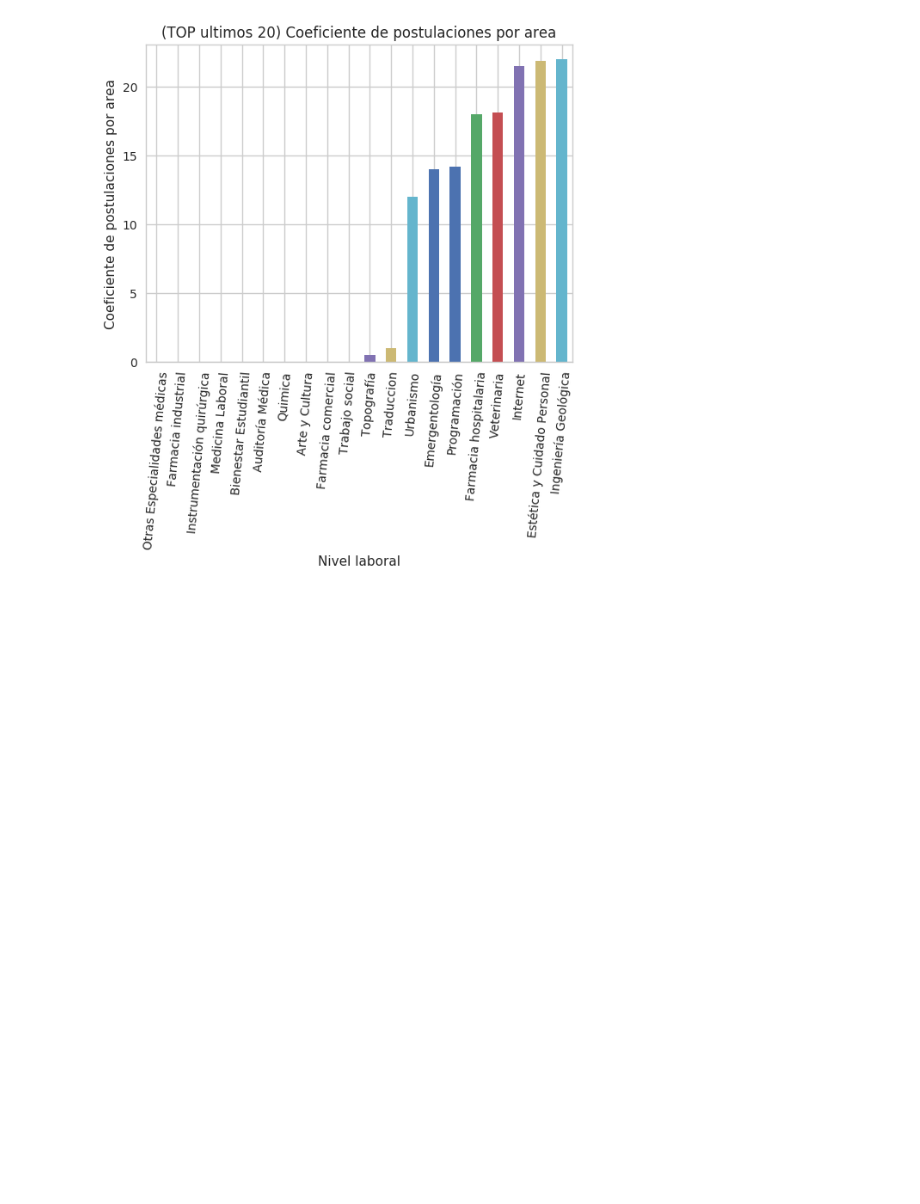
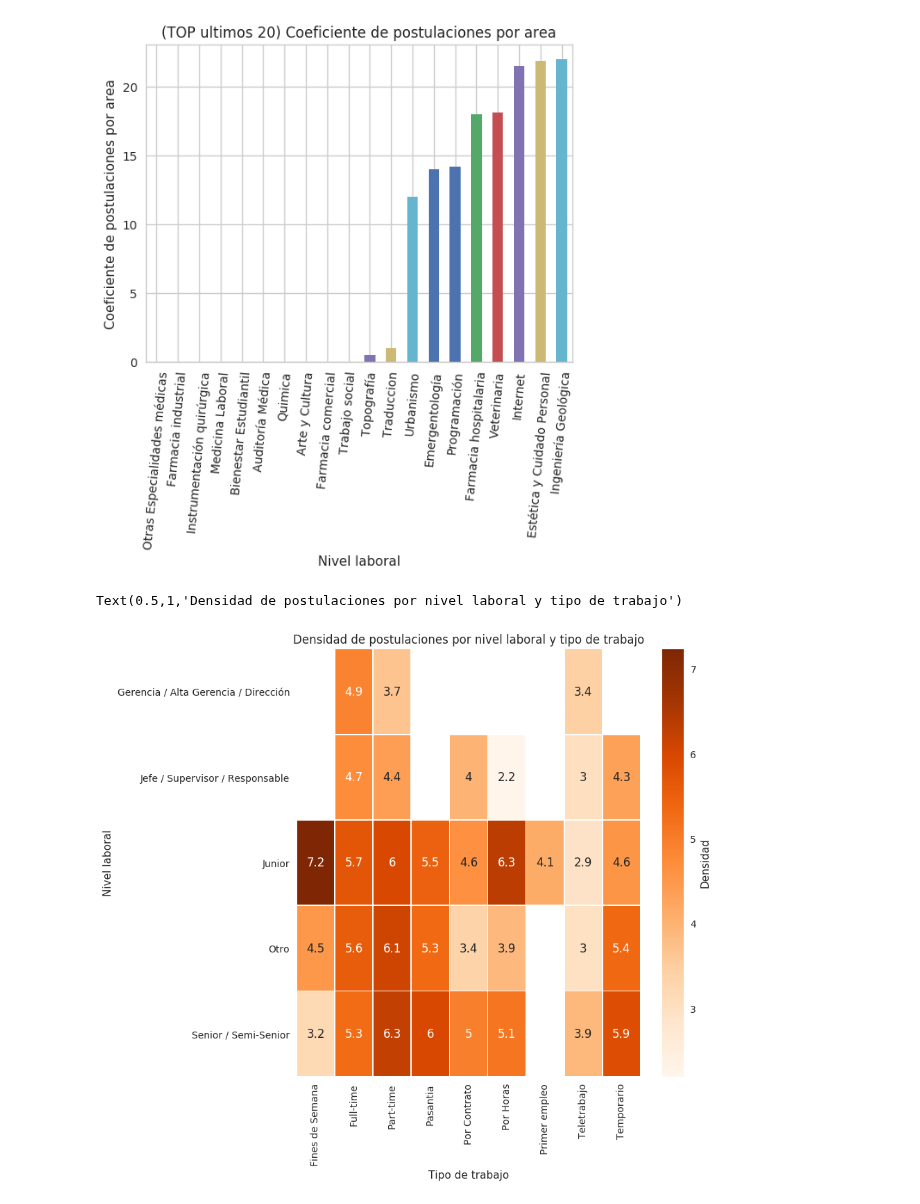
Before and after one commit to javierleyes/OrganizacionDeDatos, a Jupyter notebook: analisisPablo.ipynb, the cells around one changed output. Drawn from its saved outputs; the diff is of its cells as text; code cells hidden in the pictures; blank space fills up the shorter version.

```diff
--- a/analisisPablo.ipynb
+++ b/analisisPablo.ipynb
@@ -123,3 +123,20 @@ ax.set_ylabel('Coeficiente de postulaciones por area');
 ax.set_xlabel('Nivel laboral');
 # %% [output]
 [figure]
+# %%
+aux = df_postulaciones_avisos.groupby(["nivel_laboral", "tipo_de_trabajo"]).size() \
+    .divide(df_avisos_detalle.groupby(["nivel_laboral", "tipo_de_trabajo"]).size())
+aux = aux.to_frame().reset_index(level=[0,1])
+aux.columns = ['nivel_laboral', 'tipo_de_trabajo', 'cantidad']
+aux["log_cantidad"] = np.log(aux.cantidad+1)
+# %%
+fig, ax = plt.subplots(figsize=(8,8))
+
+graph = sns.heatmap(aux.pivot_table(index='nivel_laboral',columns='tipo_de_trabajo',values='log_cantidad'),\
+           linewidths=.5,cmap="Oranges", ax=ax, cbar_kws={'label': 'Densidad'}, annot=True)
+ax.set_xlabel('Tipo de trabajo');
+ax.set_ylabel('Nivel laboral');
+ax.set_title("Densidad de postulaciones por nivel laboral y tipo de trabajo")
+# %% [output]
+Text(0.5,1,'Densidad de postulaciones por nivel laboral y tipo de trabajo')
+[figure, added]
```
Also changed, not shown: parts of 3 cells of this notebook.
